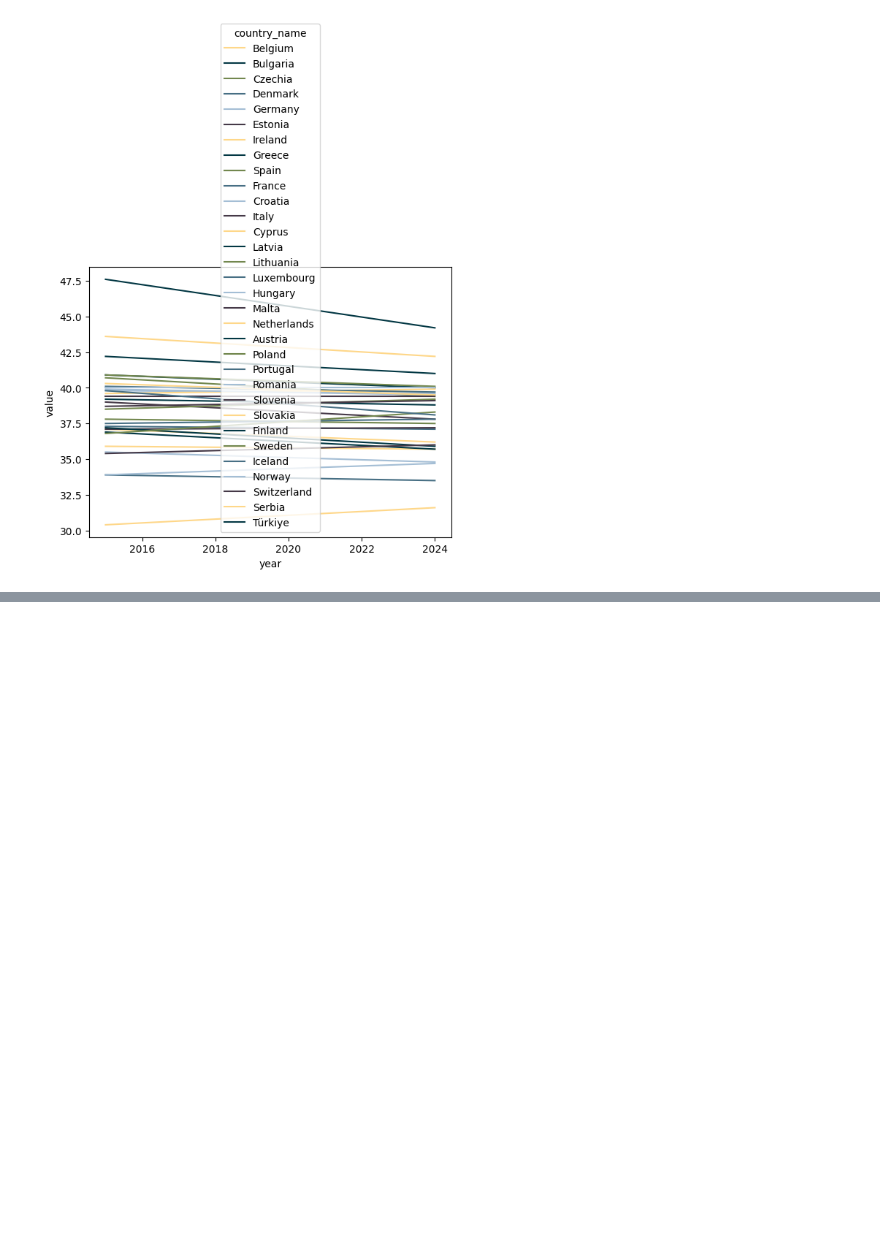
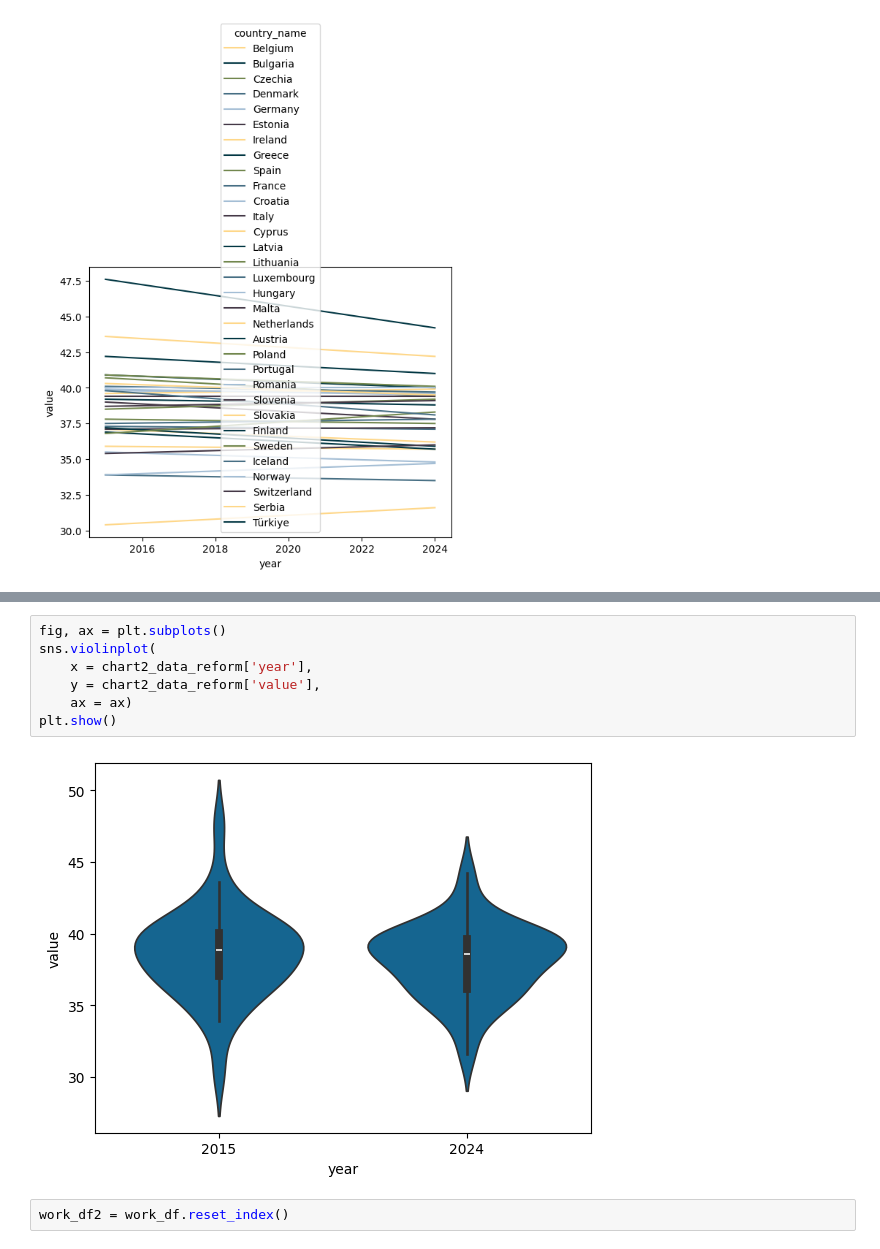
Before and after one commit to tdoan123/data-learning-journey, a Jupyter notebook: Python/Bamboo Weekly/bw_127.ipynb, the cells around one changed output, grey strips where cells are left out. Saved outputs shown, nothing was run; the diff lists cells and outputs as text; blank space fills up the shorter version.

```diff
--- a/Python/Bamboo Weekly/bw_127.ipynb
+++ b/Python/Bamboo Weekly/bw_127.ipynb
@@ -695,0 +719,11 @@ The palette list has fewer values (6) than needed (32) and will cycle, which may
+# %%
+fig, ax = plt.subplots()
+sns.violinplot(
+    x = chart2_data_reform['year'],
+    y = chart2_data_reform['value'],
+    ax = ax)
+plt.show()
+# %% [output]
+[figure, added]
+# %%
+work_df2 = work_df.reset_index()
```
Also changed, not shown: parts of 12 cells of this notebook.
